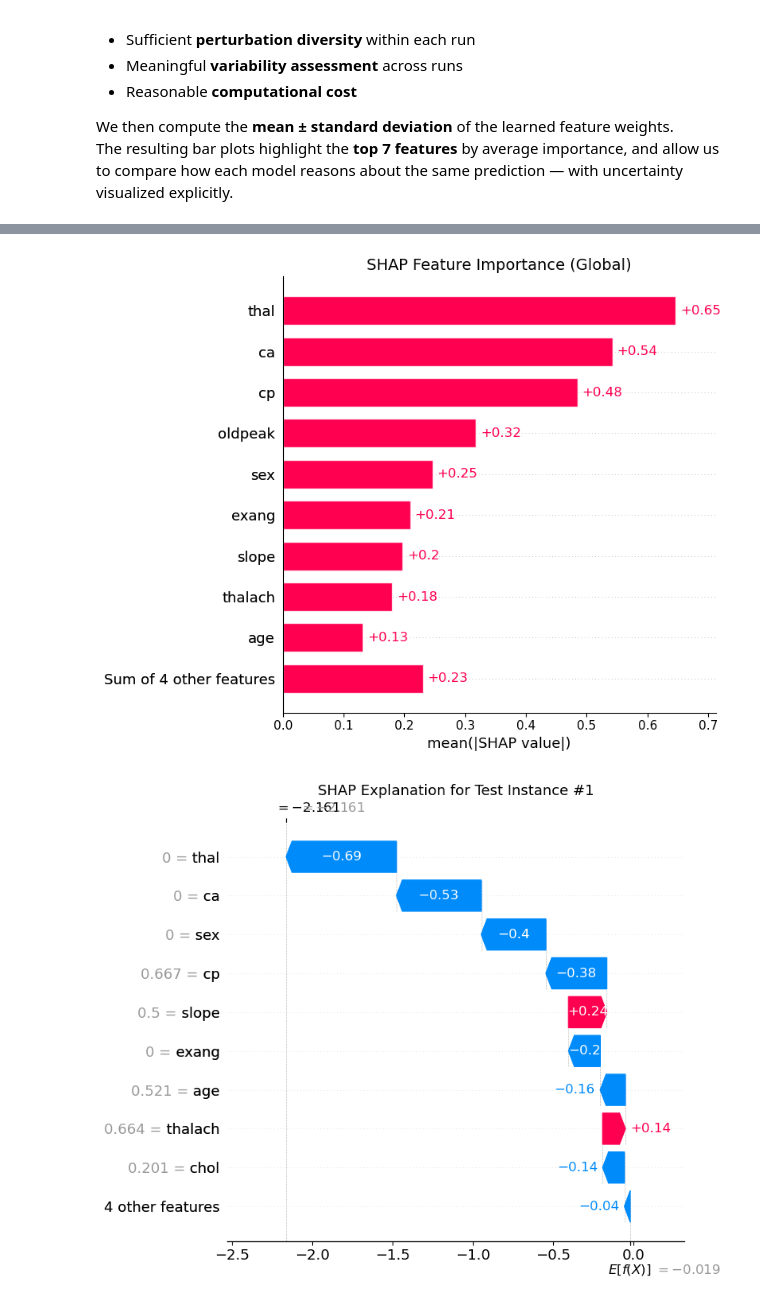
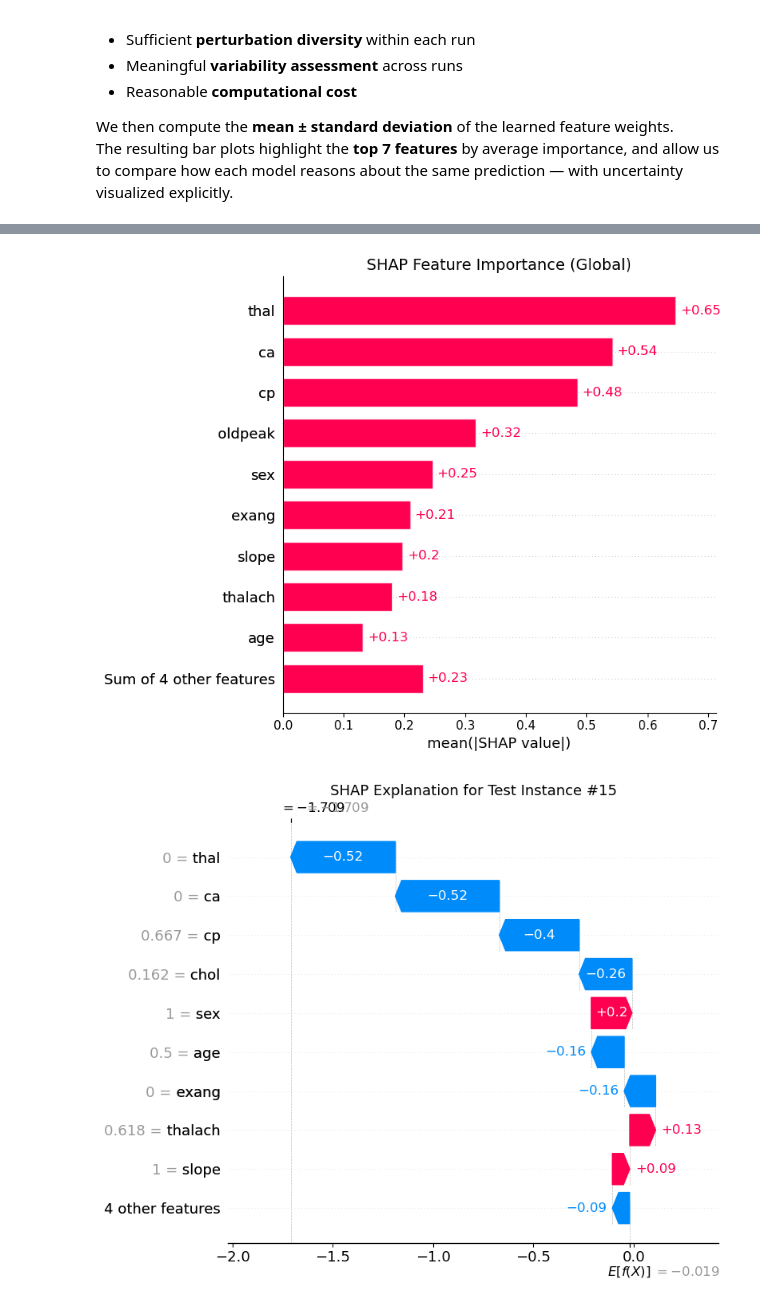
Before and after one commit to christian-hobelsberger/Heart_Disease_Interpretability, a Jupyter notebook: Heart_Disease_Interpretability.ipynb, the cells around one changed output, grey strips where cells are left out. Drawn from its saved outputs; the diff is of its cells as text; code cells hidden in the pictures.

```diff
--- a/Heart_Disease_Interpretability.ipynb
+++ b/Heart_Disease_Interpretability.ipynb
@@ -659,27 +677,27 @@ We visualize the **global importance** of features and the **per-instance explan
 # %%
 # Ensure DataFrame with feature names
 feature_names = X_df.columns.tolist()
 X_test_named = pd.DataFrame(X_test, columns=feature_names)
 
-# Use Explainer for XGBoost
-explainer = shap.Explainer(best_xgb, feature_names=feature_names)
+# Use Tree Explainer for XGBoost
+explainer = shap.TreeExplainer(best_xgb, feature_names=feature_names)
 shap_values = explainer(X_test_named)
 
 # -------- Global Bar Plot (Top features) --------
 plt.figure(figsize=(8, 6))
 shap.plots.bar(shap_values, max_display=10, show=False)
 plt.title("SHAP Feature Importance (Global)", fontsize=14)
 plt.tight_layout()
 plt.show()
 
 # -------- Local Waterfall Plot --------
-instance_idx = 1
+instance_idx = 15
 plt.figure(figsize=(9, 5))
 shap.plots.waterfall(shap_values[instance_idx], show=False)
 plt.title(f"SHAP Explanation for Test Instance #{instance_idx}", fontsize=13)
 plt.tight_layout()
 plt.show()
 # %% [output]
 [figure]
-[figure, old version]
+[figure, new version]
 # %% [markdown]
```
Also changed, not shown: parts of 14 cells of this notebook, 3 other files.
